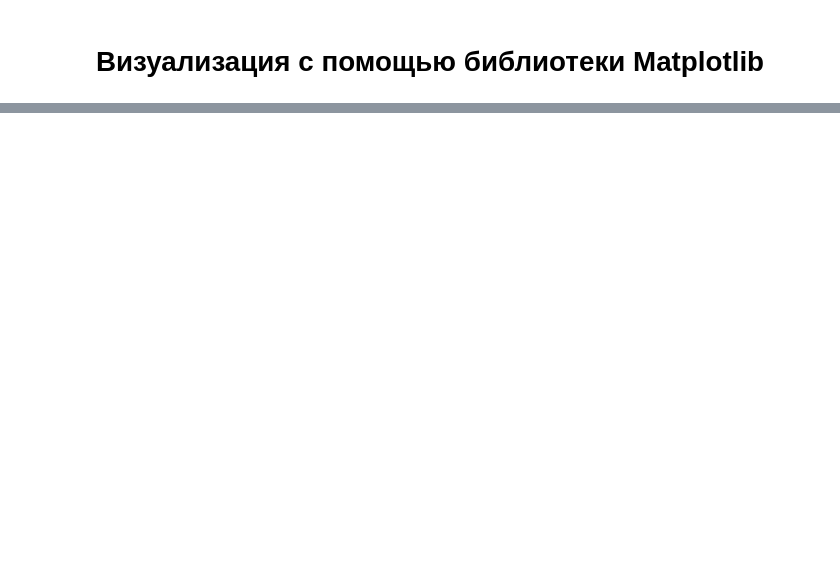
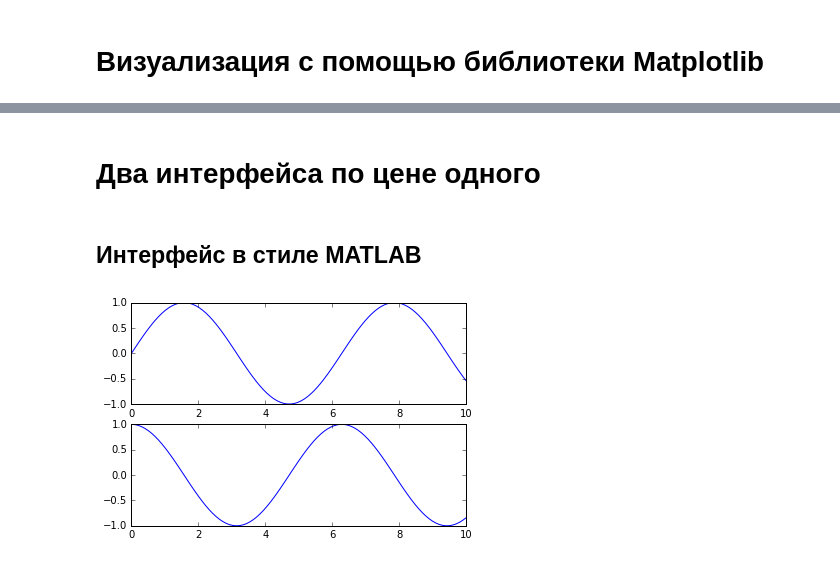
Before and after one commit to ensofter/python_for_difficult_tasks, a Jupyter notebook: Part 4 - Visualization with Matplotlib.ipynb, the cells around one changed output, grey strips where cells are left out. Saved outputs shown, nothing was run; the diff lists cells and outputs as text; code cells hidden in the pictures; blank space fills up the shorter version.

```diff
--- a/Part 4 - Visualization with Matplotlib.ipynb
+++ b/Part 4 - Visualization with Matplotlib.ipynb
@@ -23,0 +31,16 @@ s = [1, 2, 3, 4, 5]
+# %% [markdown]
+# Два интерфейса по цене одного
+# %% [markdown]
+## Интерфейс в стиле MATLAB
+# %%
+plt.figure() # создаем рисунок для графика
+
+# Создаем первую из двух областей графика и задаем текущую ось
+plt.subplot(2, 1, 1) # (rows, columns, panel number)
+plt.plot(x, np.sin(x))
+
+# Создаем вторую область и задаем текущую ось
+plt.subplot(2, 1, 2)
+plt.plot(x, np.cos(x));
+# %% [output]
+[figure, added]
```
Also changed, not shown: parts of 31 cells of this notebook.
